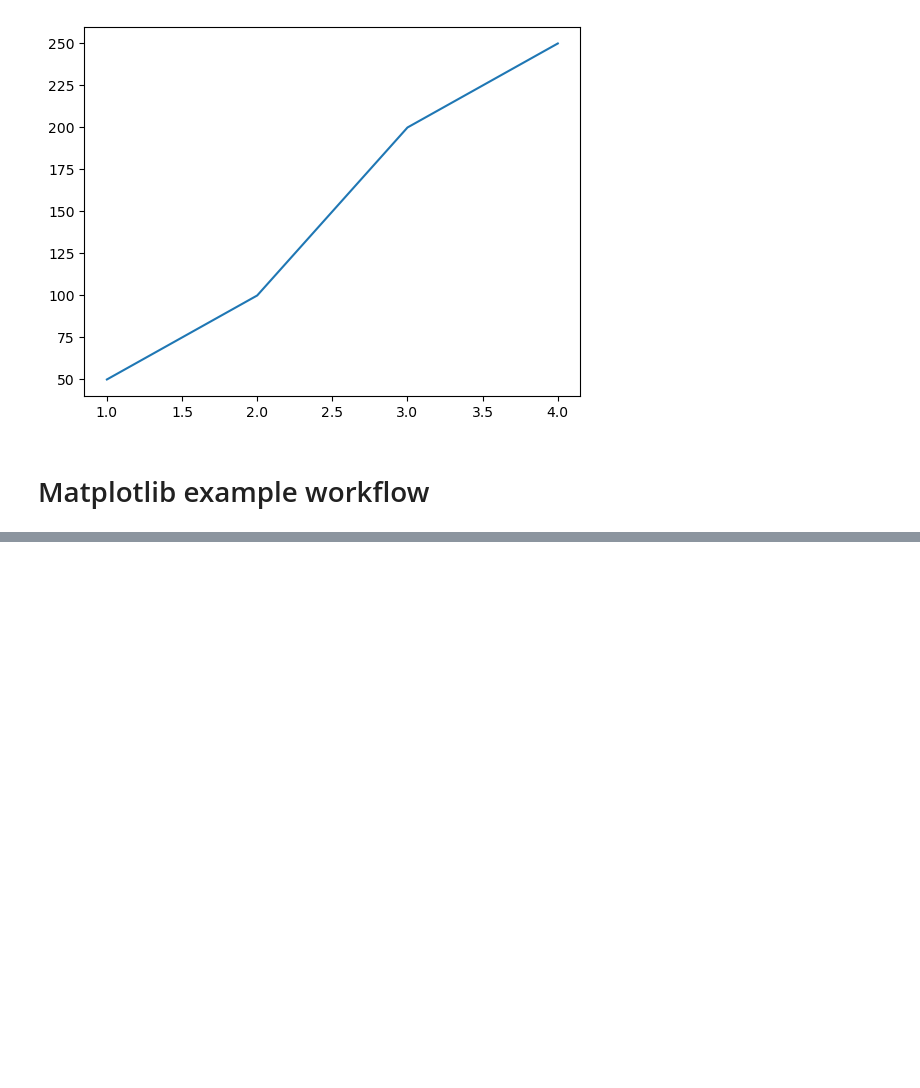
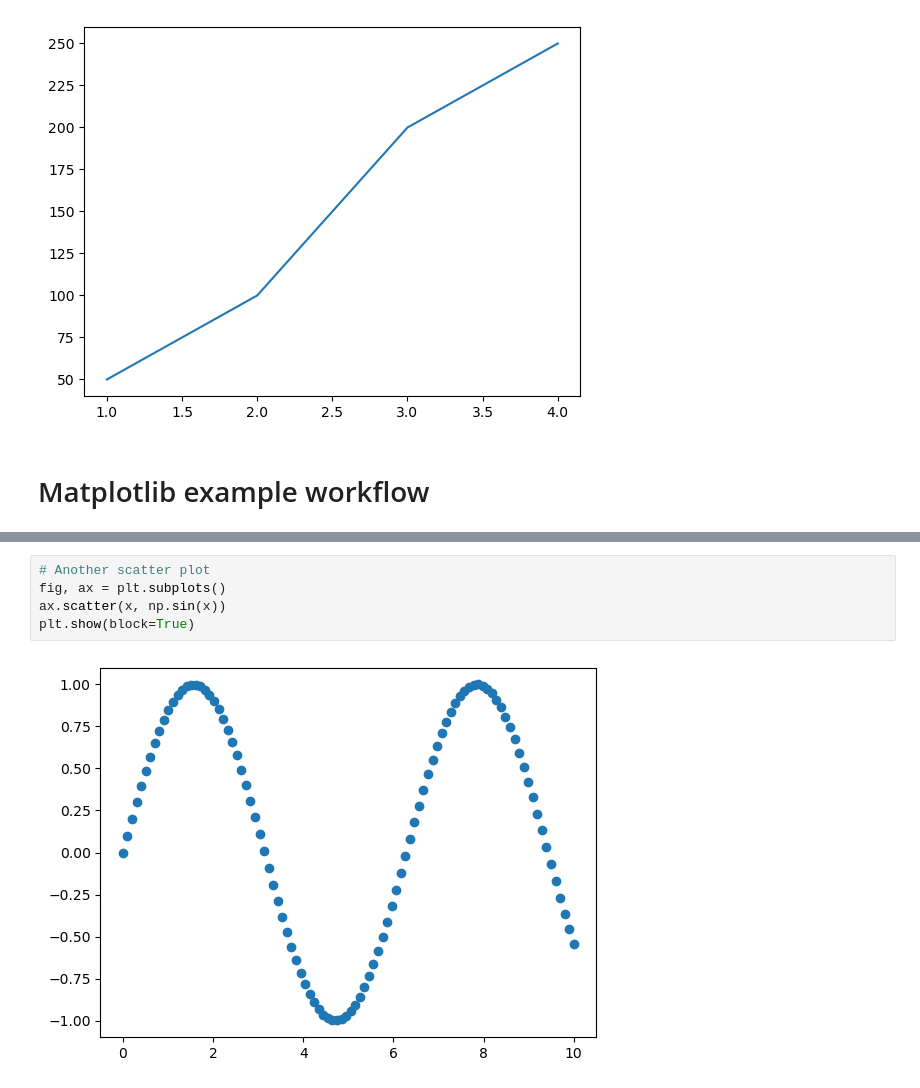
Before and after one commit to aturaritonang/numpy, a Jupyter notebook: 01 Matplot-Plotting and Data Visualization.ipynb, the cells around one changed output, grey strips where cells are left out. Drawn from its saved outputs; the diff is of its cells as text; blank space fills up the shorter version.

```diff
--- a/01 Matplot-Plotting and Data Visualization.ipynb
+++ b/01 Matplot-Plotting and Data Visualization.ipynb
@@ -73,0 +103,7 @@ plt.show(1)
+# %%
+# Another scatter plot
+fig, ax = plt.subplots()
+ax.scatter(x, np.sin(x))
+plt.show(block=True)
+# %% [output]
+[figure, added]
```
Also changed, not shown: parts of 7 cells of this notebook, 1 other file.
